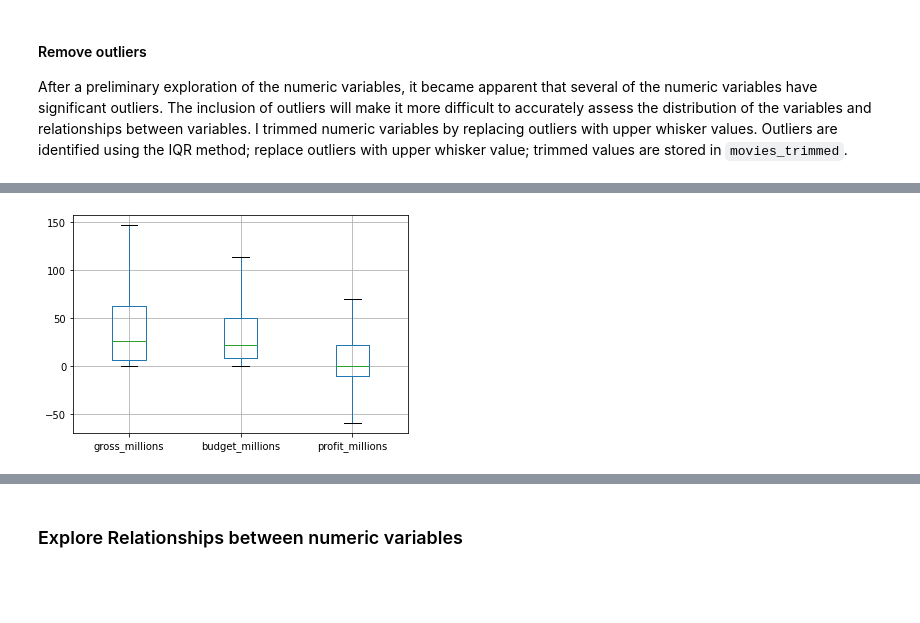
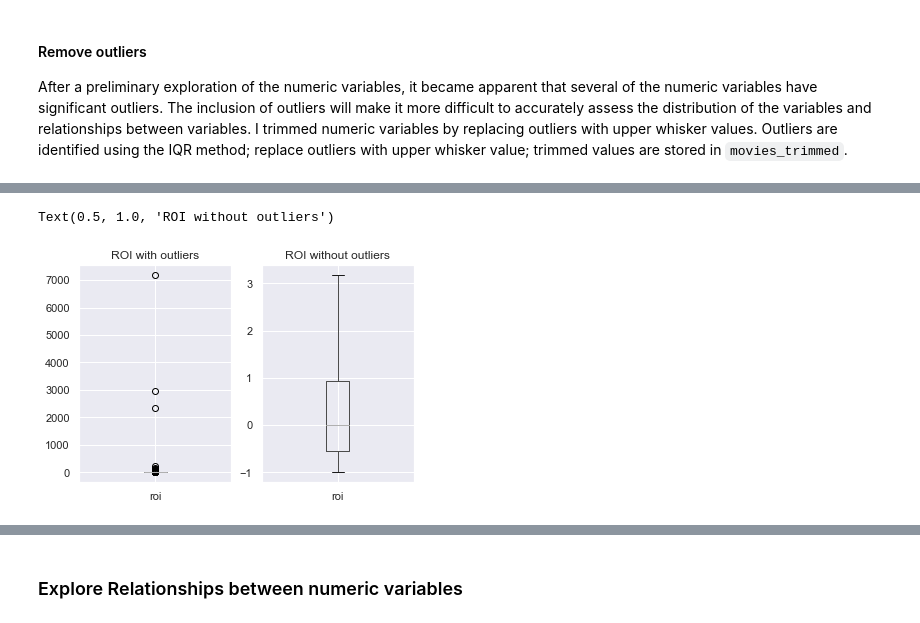
Before and after one commit to kristinkspanos/data_analysis_movie_studio, a Jupyter notebook: movie_data_analysis.ipynb, the cells around one changed output, grey strips where cells are left out. Cells and saved outputs as stored; diff of their text form; code cells hidden in the pictures; blank space fills up the shorter version.

```diff
--- a/movie_data_analysis.ipynb
+++ b/movie_data_analysis.ipynb
@@ -108,5 +104,16 @@ boxplot = movies_trimmed.boxplot(column=['roi'])
-# %%
-# boxplots showing gross, budget, profit variables
-boxplot = movies_trimmed.boxplot(column=['gross_millions','budget_millions','profit_millions'])
-# %% [output]
-[figure, removed]
+# %%
+# create 1x2 array of subplots
+fig, axes = plt.subplots(nrows=1, ncols=2)
+
+# add boxplot to 1st subplot
+movies.boxplot(column='roi', ax=axes[0]).set_title("ROI with outliers")
+
+# add boxplot to 2nd
+movies_trimmed.boxplot(column='roi', ax=axes[1]).set_title("ROI without outliers")
+
+#plt.show()
+
+#plt.savefig('boxplot_roi_compare.png')
+# %% [output]
+Text(0.5, 1.0, 'ROI without outliers')
+[figure, added]
```
Also changed, not shown: parts of 29 cells of this notebook.
